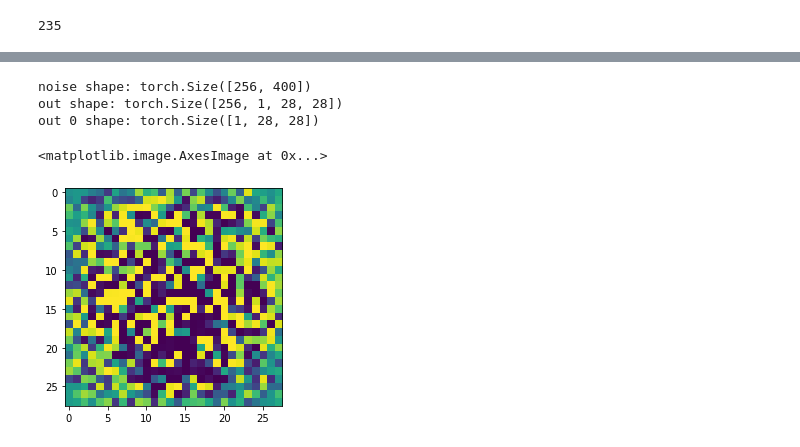
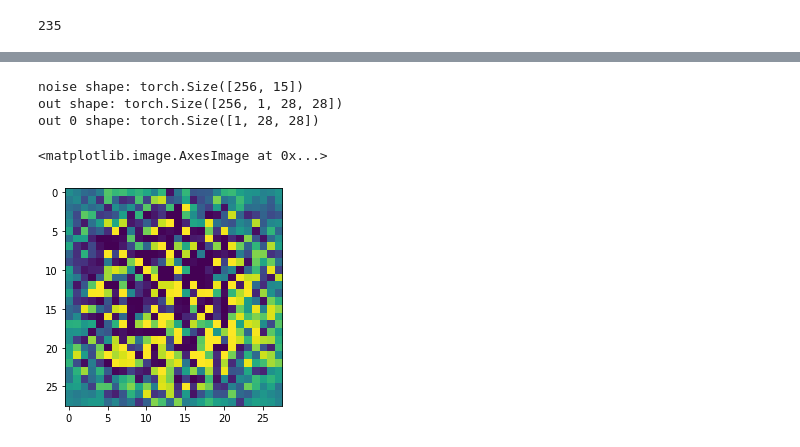
Before and after one commit to luundbr/algos, a Jupyter notebook: gan.ipynb, the cells around one changed output, grey strips where cells are left out. Cells and saved outputs as stored; diff of their text form; code cells hidden in the pictures.

```diff
--- a/gan.ipynb
+++ b/gan.ipynb
@@ -81,47 +81,51 @@ torch.Size([1, 28, 28])
+# %%
+GEN_INP_DIM = 15
 # %%
+lin_out = 32 * 10 * 10
+
 class G(nn.Module):
 	def __init__(self):
 		super(G, self).__init__()
 
 		self.lin = nn.Sequential(
-			nn.Linear(400, 3136),
-			nn.BatchNorm1d(3136),
-			nn.ELU()
+			nn.Linear(GEN_INP_DIM, lin_out),
+			nn.BatchNorm1d(lin_out),
+			nn.ELU(),
 		)
 
 		self.deconvs = nn.Sequential(
-			nn.ConvTranspose2d(64, 128, 10),
-			nn.BatchNorm2d(128),
+			nn.ConvTranspose2d(32, 32, 7),
+			nn.BatchNorm2d(32),
 			nn.ELU(),
 
-			nn.ConvTranspose2d(128, 1, 13),
+			nn.ConvTranspose2d(32, 1, 13),
 			nn.Tanh()
 		)
 
 	def forward(self, x):
 		x = self.lin(x)
-		x = x.reshape(BATCH, 64, 7, 7)
+		x = x.reshape(BATCH, 32, 10, 10)
 		x = self.deconvs(x)
 
 		return x
 # %%
 t_generator = G().to(DEVICE)
 
-t_noise = torch.randn(BATCH, 400).to(DEVICE)
+t_noise = torch.randn(BATCH, GEN_INP_DIM).to(DEVICE)
 print('noise shape:', t_noise.shape)
 
 t_out = t_generator(t_noise)
 
 print('out shape:', t_out.shape)
 print('out 0 shape:', t_out[0].shape)
 
 imshow(t_out[0].reshape(t_out.shape[2], t_out.shape[3]).cpu().detach())
 # %% [output]
-noise shape: torch.Size([256, 400])
+noise shape: torch.Size([256, 15])
 out shape: torch.Size([256, 1, 28, 28])
 out 0 shape: torch.Size([1, 28, 28])
 <matplotlib.image.AxesImage at 0x...>
-[figure, old version]
+[figure, new version]
 # %%
 class D(nn.Module):
 	def __init__(self):
```
Also changed, not shown: parts of 13 cells of this notebook.
